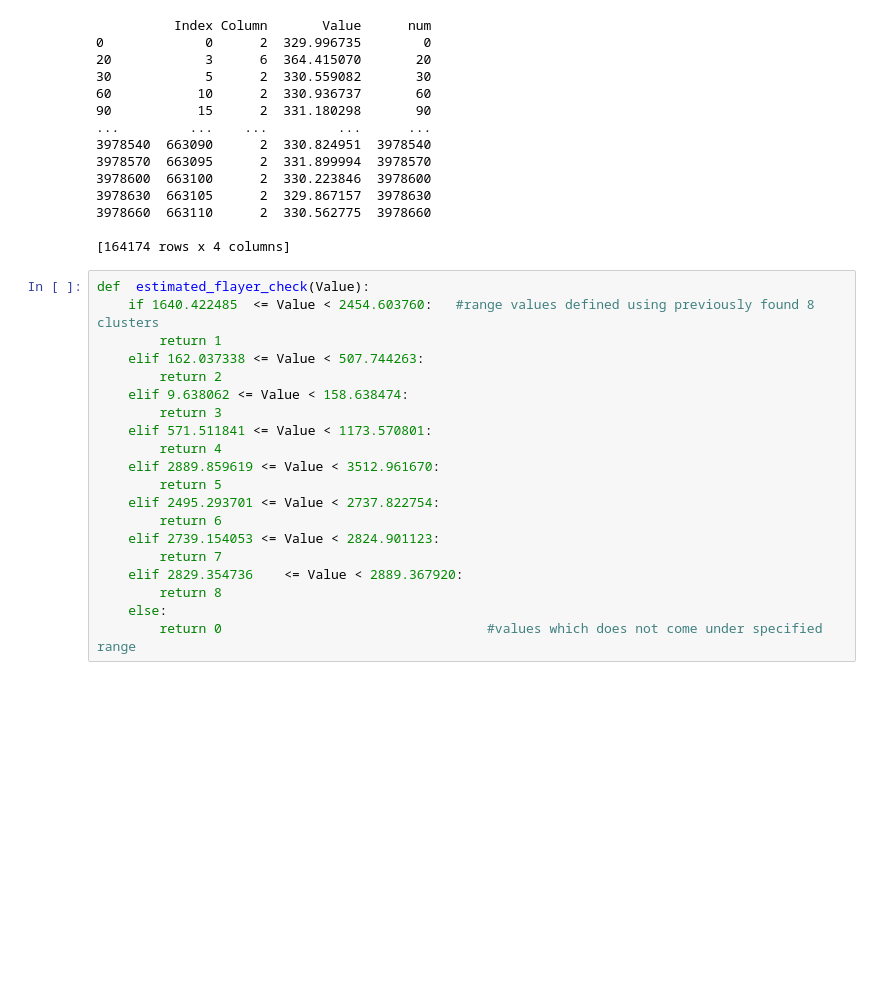
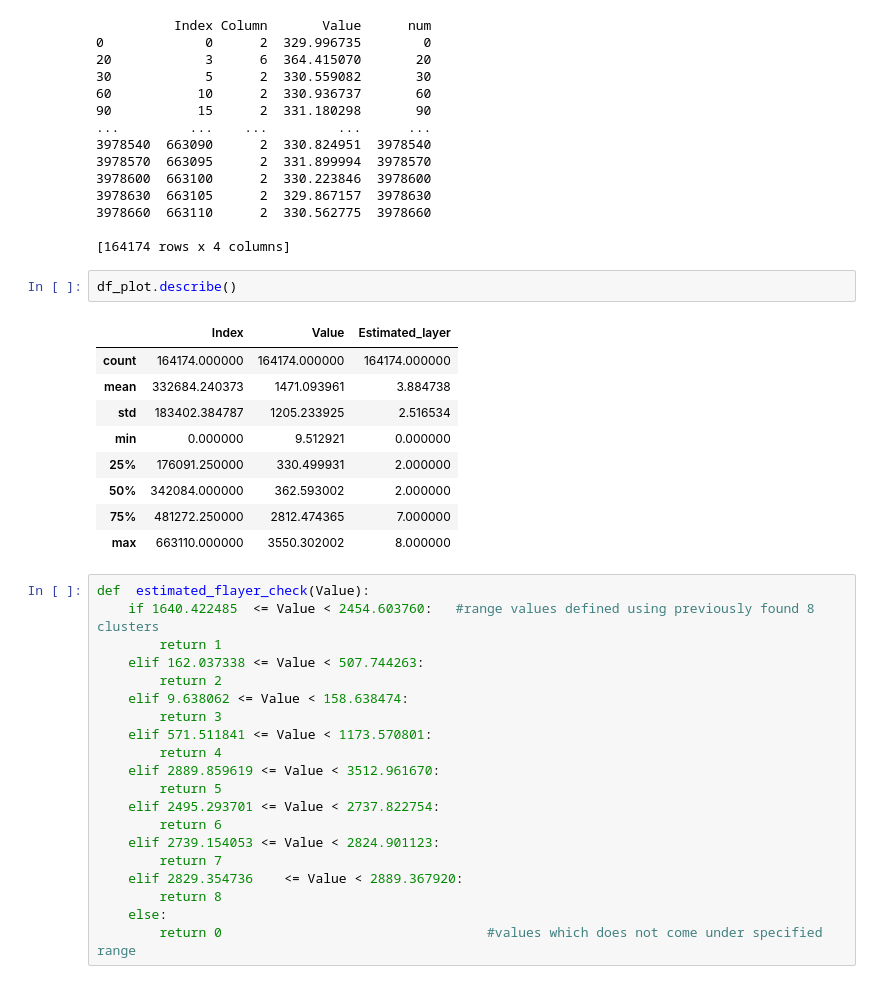
Before and after one commit to Priyanka-Kugapriya/Clustering_notebook, a Jupyter notebook: Assigning_labels.ipynb, the cells around one changed output. Saved outputs shown, nothing was run; the diff lists cells and outputs as text; blank space fills up the shorter version.

```diff
--- a/Assigning_labels.ipynb
+++ b/Assigning_labels.ipynb
@@ -143,6 +143,18 @@ print(df_plot)
 3978660  663110      2  330.562775  3978660
 
 [164174 rows x 4 columns]
+# %%
+df_plot.describe()
+# %% [output]
+|  | Index | Value | Estimated_layer |
+| count | 164174.000000 | 164174.000000 | 164174.000000 |
+| mean | 332684.240373 | 1471.093961 | 3.884738 |
+| std | 183402.384787 | 1205.233925 | 2.516534 |
+| min | 0.000000 | 9.512921 | 0.000000 |
+| 25% | 176091.250000 | 330.499931 | 2.000000 |
+| 50% | 342084.000000 | 362.593002 | 2.000000 |
+| 75% | 481272.250000 | 2812.474365 | 7.000000 |
+| max | 663110.000000 | 3550.302002 | 8.000000 |
 # %%
 def  estimated_flayer_check(Value):
     if 1640.422485	<= Value < 2454.603760:   #range values defined using previously found 8 clusters
```
Also changed, not shown: parts of 12 cells of this notebook.
